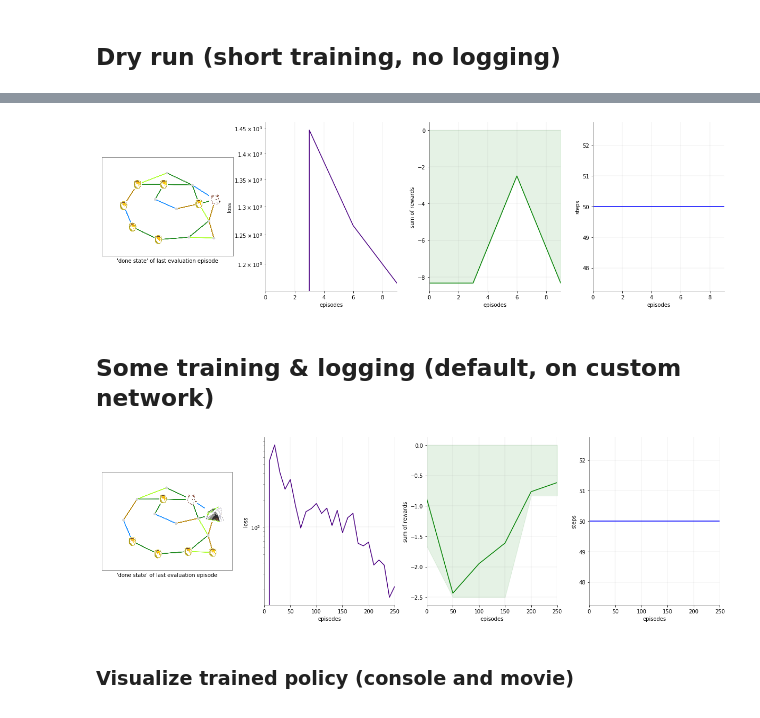
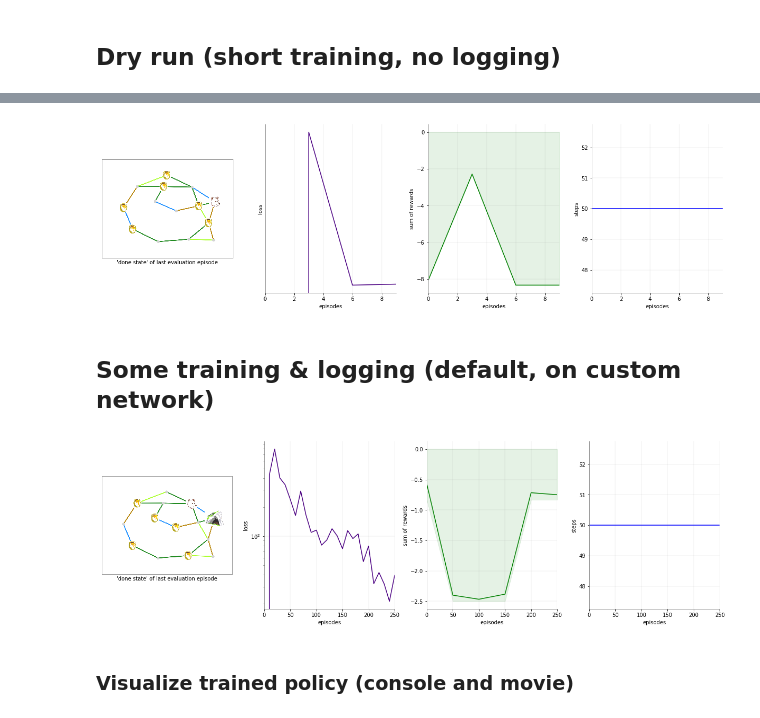
Before and after one commit to DJCordhose/ml-workshop, a Jupyter notebook: notebooks/rl/orso.ipynb, the cells around one changed output, grey strips where cells are left out. Cells and saved outputs as stored; diff of their text form; code cells hidden in the pictures.

```diff
--- a/notebooks/rl/orso.ipynb
+++ b/notebooks/rl/orso.ipynb
@@ -445,20 +532,20 @@ import matplotlib.pyplot as plt
 # %%
-ppoAgent = PpoAgent(    gym_env_name = 'Berater-v1',
+ppoAgent = PpoAgent(    gym_env_name = 'Orso-v1',
                         training=TrainingFast(max_steps_per_episode = 50))
 ppoAgent.train()
 # %% [output]
-[figure, old version]
+[figure, new version]
 # %% [markdown]
 ## Some training & logging (default, on custom network)
 # %%
 from easyagents.tfagents import PpoAgent
 from easyagents.config import Training
 
-ppoAgent = PpoAgent( gym_env_name = 'Berater-v1', fc_layers=(500,500,500),
+ppoAgent = PpoAgent( gym_env_name = 'Orso-v1', fc_layers=(500,500,500),
                      training=Training(max_steps_per_episode = 50) )
 ppoAgent.train()
 # %% [output]
-[figure, old version]
+[figure, new version]
 # %% [markdown]
 ### Visualize trained policy (console and movie)
 # %%
```
Also changed, not shown: parts of 23 cells of this notebook.
